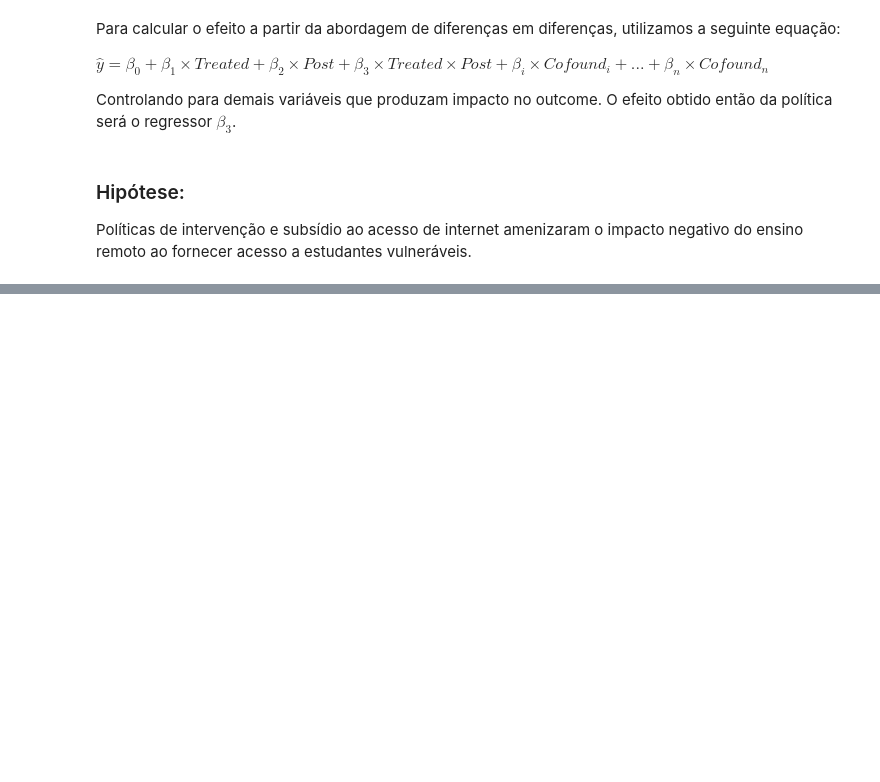
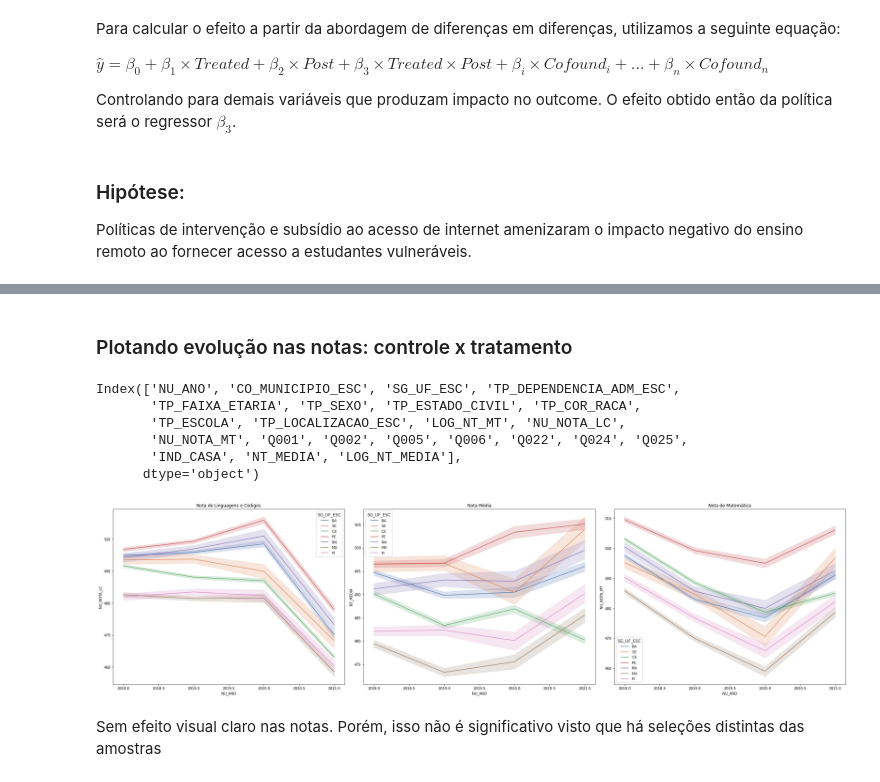
Before and after one commit to JV-Nunes/Relatorio-Conectividade, a Jupyter notebook: Analise/Models/Diffs_in_Diffs.ipynb, the cells around one changed output, grey strips where cells are left out. Drawn from its saved outputs; the diff is of its cells as text; code cells hidden in the pictures; blank space fills up the shorter version.

```diff
--- a/Analise/Models/Diffs_in_Diffs.ipynb
+++ b/Analise/Models/Diffs_in_Diffs.ipynb
@@ -30,0 +122,2 @@ $E[Chip_ik] = \frac{(\dot{y_i} / n_k)(1 - b)}{a}$
+# %%
+data = dd.concat([load_and_filter(year) for year in range(2018,2022)])
@@ -30,0 +161,2 @@ $E[Chip_ik] = \frac{(\dot{y_i} / n_k)(1 - b)}{a}$
+# %%
+data = data.compute()
@@ -30,0 +166,36 @@ $E[Chip_ik] = \frac{(\dot{y_i} / n_k)(1 - b)}{a}$
+# %% [markdown]
+### Plotando evolução nas notas: controle x tratamento
+# %%
+data.columns
+# %% [output]
+Index(['NU_ANO', 'CO_MUNICIPIO_ESC', 'SG_UF_ESC', 'TP_DEPENDENCIA_ADM_ESC',
+       'TP_FAIXA_ETARIA', 'TP_SEXO', 'TP_ESTADO_CIVIL', 'TP_COR_RACA',
+       'TP_ESCOLA', 'TP_LOCALIZACAO_ESC', 'LOG_NT_MT', 'NU_NOTA_LC',
+       'NU_NOTA_MT', 'Q001', 'Q002', 'Q005', 'Q006', 'Q022', 'Q024', 'Q025',
+       'IND_CASA', 'NT_MEDIA', 'LOG_NT_MEDIA'],
+      dtype='object')
+# %%
+a_b = data.query('TP_DEPENDENCIA_ADM_ESC == 2 and TP_LOCALIZACAO_ESC == 1')[['NU_ANO', 'SG_UF_ESC', 'NT_MEDIA', 'LOG_NT_MEDIA','LOG_NT_MT', 'NU_NOTA_MT','NU_NOTA_LC']]
+# %%
+# Comparando Bahia (não tratado) e Ceará (tratado)
+a_b = a_b.query('SG_UF_ESC == "PI" or SG_UF_ESC == "CE" or SG_UF_ESC == "BA" or SG_UF_ESC == "MA" or SG_UF_ESC == "PE" or SG_UF_ESC == "RN" or SG_UF_ESC == "SE"')
+a_b.reset_index(inplace=True, drop=True)
+a_b['NU_ANO'] = a_b['NU_ANO'].astype(int)
+# %%
+fig, ax = plt.subplots(1,3, figsize=(30, 8))
+ax = ax.flatten()
+sns.set_theme(style="whitegrid")
+
+ax[0] = sns.lineplot(data=a_b, x='NU_ANO', y='NU_NOTA_LC', hue='SG_UF_ESC', ax=ax[0])
+ax[0].set_title('Nota de Linguagens e Códigos')
+ax[1] = sns.lineplot(data=a_b, x='NU_ANO', y='NT_MEDIA', hue='SG_UF_ESC', ax=ax[1])
+ax[1].set_title('Nota Média')
+ax[2] = sns.lineplot(data=a_b, x='NU_ANO', y='NU_NOTA_MT', hue='SG_UF_ESC', ax=ax[2])
+ax[2].set_title('Nota de Matemática')
+
+plt.tight_layout()
+plt.show()
+# %% [output]
+[figure, added]
+# %% [markdown]
+Sem efeito visual claro nas notas. Porém, isso não é significativo visto que há seleções distintas das amostras
```
Also changed, not shown: parts of 38 cells of this notebook, 2 other files.
